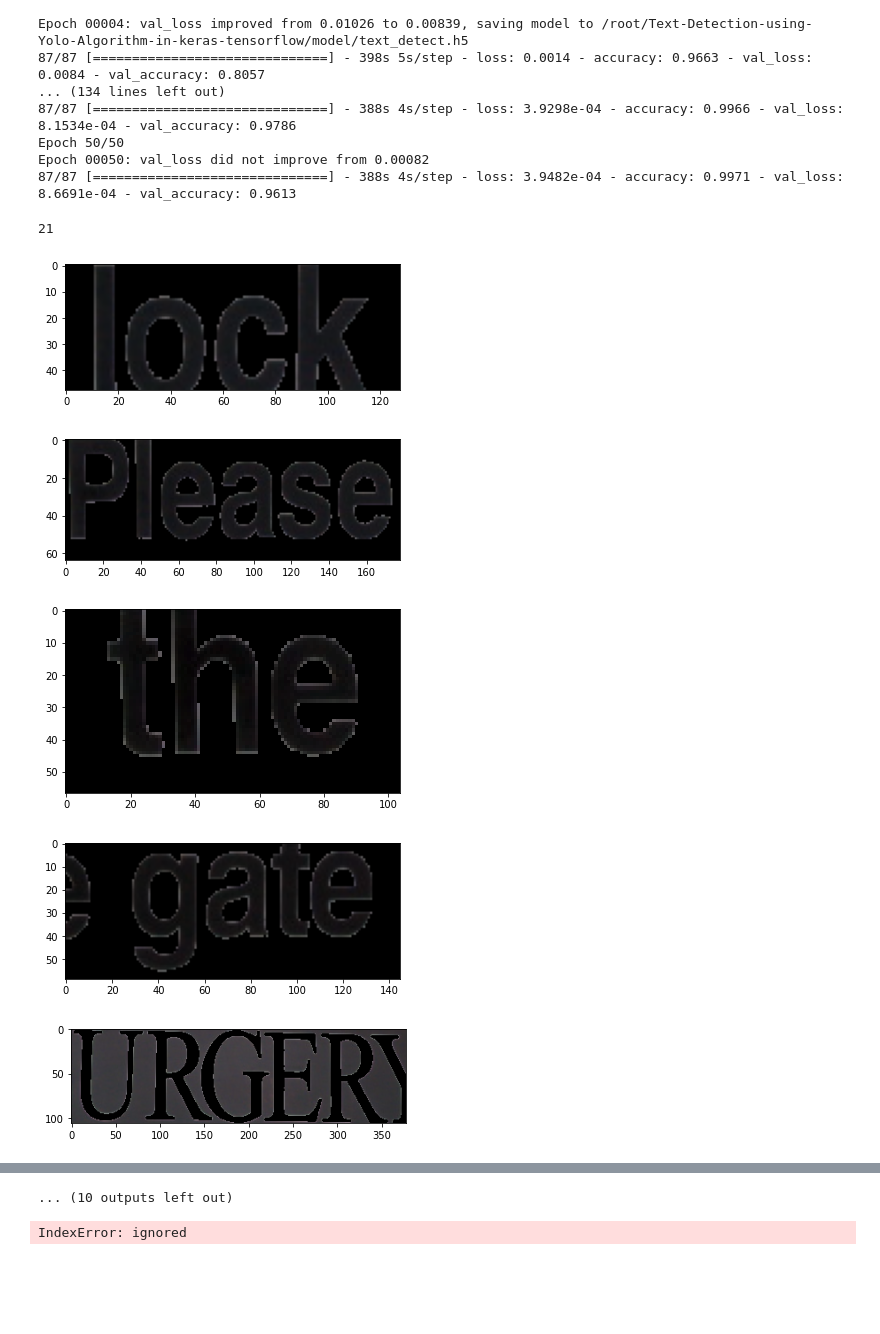
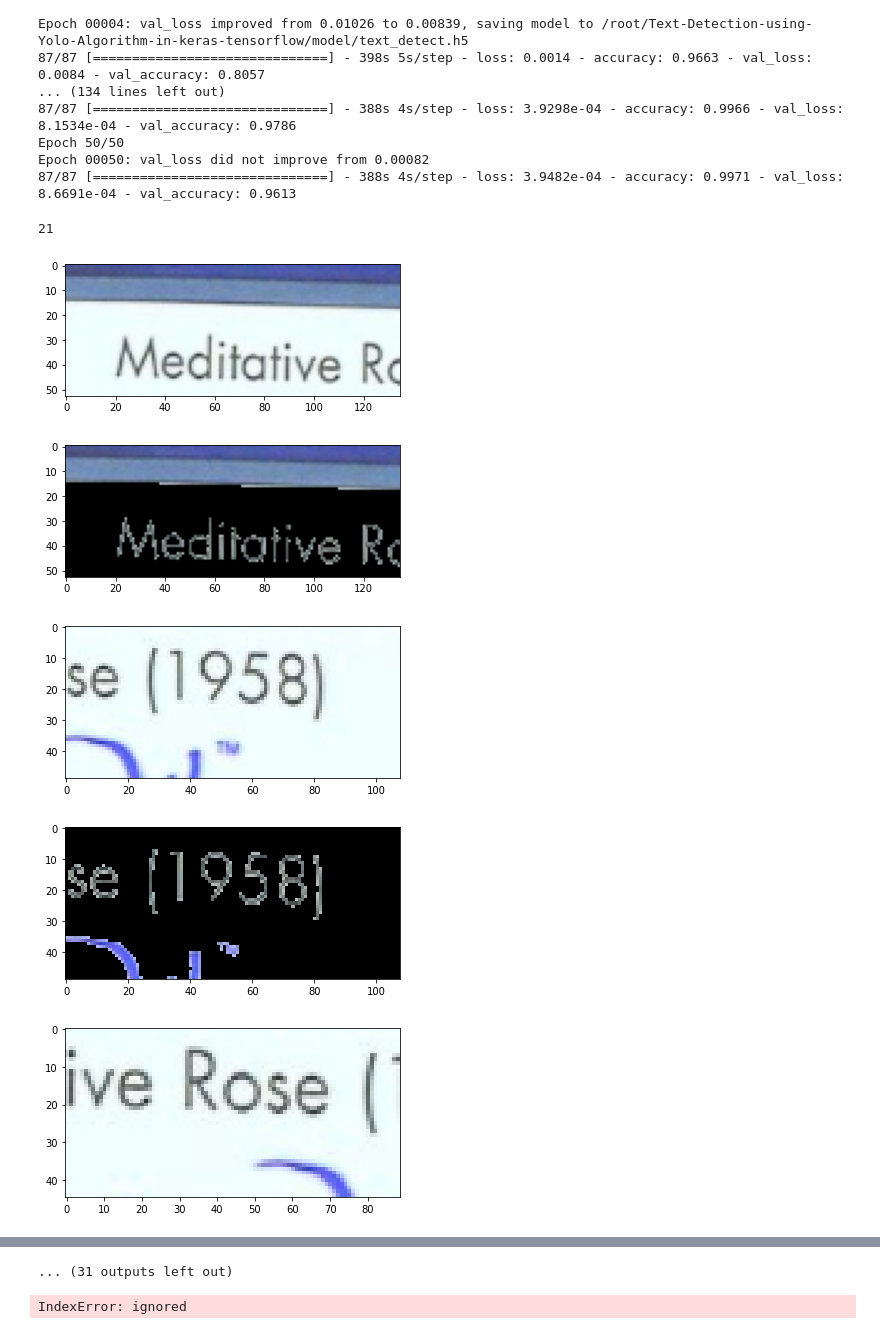
Before and after one commit to mostafa-amgad/Scene-text-detection, a Jupyter notebook: Scene_text_detection_using_yolo_and_guaussian_heatmapping.ipynb, the cells around one changed output, grey strips where cells are left out. Cells and saved outputs as stored; diff of their text form; code cells hidden in the pictures; blank space fills up the shorter version.

```diff
--- a/Scene_text_detection_using_yolo_and_guaussian_heatmapping.ipynb
+++ b/Scene_text_detection_using_yolo_and_guaussian_heatmapping.ipynb
@@ -340,19 +362,17 @@ def extractTextFromImage(image, sigma = 0.2):
 # %%
 #Showing CROPPED IMAGES.
 print(len(cropped_images))
 for i in range (len(cropped_images)):
-  image = extractTextFromImage(cropped_images[i],1.0)
+  image = extractTextFromImage(cropped_images[i],2.0)
 
-
-
-  #plt.imshow(cropped_images[i])
-  #plt.show()
+  plt.imshow(cropped_images[i])
+  plt.show()
   plt.imshow(image)
   plt.show()
 # %% [output]
 21
-[figure, old version]
+[figure, new version]
-[figure, old version]
+[figure, new version]
-[figure, old version]
+[figure, new version]
-[figure, old version]
+[figure, new version]
-[figure, old version]
+[figure, new version]
@@ -365,4 +385,4 @@ for i in range (len(cropped_images)):
-... (10 outputs left out)
+... (31 outputs left out)
 # %%
 def cnnModel(inputSize):
   inp = Input(inputSize)
```
Also changed, not shown: parts of 5 cells of this notebook.
